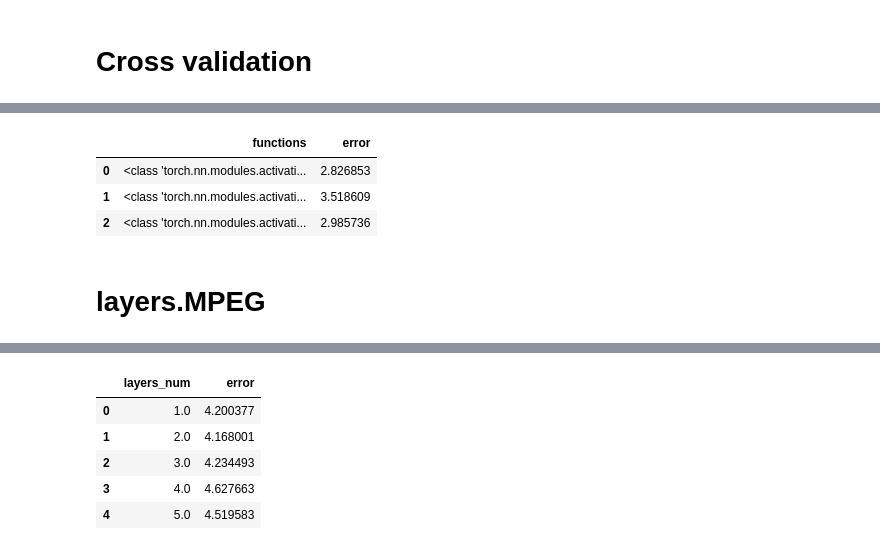
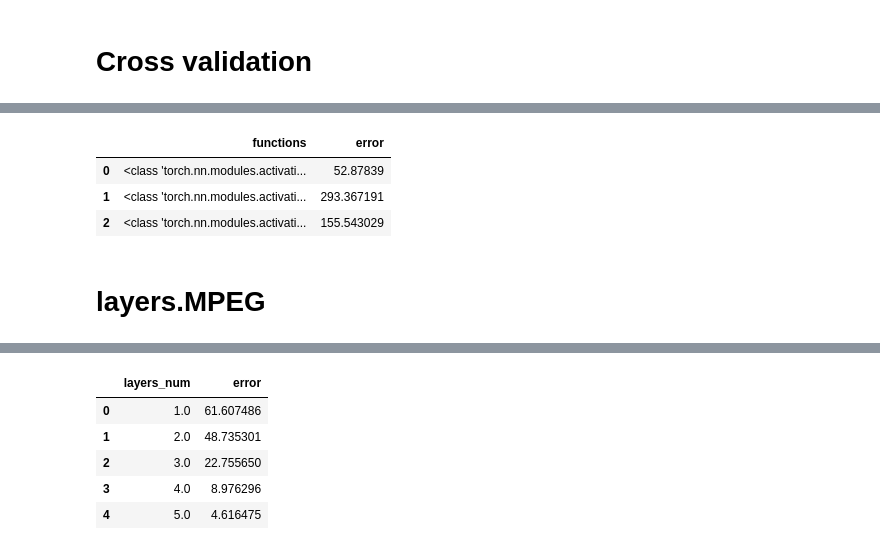
Before and after one commit to Alex1um/tmml, a Jupyter notebook: 5.ipynb, the cells around one changed output, grey strips where cells are left out. Cells and saved outputs as stored; diff of their text form; code cells hidden in the pictures.

```diff
--- a/5.ipynb
+++ b/5.ipynb
@@ -214,28 +239,28 @@ errors = [0] * len(models)
 x_train_sets =torch.tensor(train_data).split(len(x_train) // len(models))
 y_train_sets = torch.tensor((labels_train + 1) // 2).split(len(y_train) // len(models))
 for k in range(len(x_train_sets)):
-    x_train = torch.cat(x_train_sets[:k] + x_train_sets[k + 1:])
-    y_train = torch.cat(y_train_sets[:k] + y_train_sets[k + 1:])
-    x_test = x_train_sets[k]
-    y_test = y_train_sets[k]
-    for _ in range(30000):
-        for model, optim in zip(models, optims):
+    x_train_set = torch.cat(x_train_sets[:k] + x_train_sets[k + 1:])
+    y_train_set = torch.cat(y_train_sets[:k] + y_train_sets[k + 1:])
+    x_test_set = x_train_sets[k]
+    y_test_set = y_train_sets[k]
+    for i, (model, optim) in enumerate(zip(models, optims)):
+        model.load_state_dict(torch.load(f'model{i}.pth'))
+        for _ in range(3000):
             optim.zero_grad()
-            train = Variable(x_train.float(), requires_grad=True)
-            target = Variable(y_train.float(), requires_grad=False)
+            train = Variable(x_train_set.float(), requires_grad=True)
+            target = Variable(y_train_set.float(), requires_grad=False)
             out = model(train)
             loss = er_f(out.squeeze().clamp(0, 1), target)
             # loss = (out - target).mean()
             loss.backward()
             optim.step()
-    for i, model in enumerate(models):
-        errors[i] += er_f(model(x_test.float()).squeeze().clamp(0, 1), y_test.float()).detach().item()
+        errors[i] += er_f(model(x_test_set.float()).squeeze().clamp(0, 1), y_test_set.float()).detach().item()
 DataFrame(np.array([acts, errors]).T, columns=['functions', 'error'])
 # %% [output]
 |  | functions | error |
-| 0 | <class 'torch.nn.modules.activati... | 2.826853 |
-| 1 | <class 'torch.nn.modules.activati... | 3.518609 |
-| 2 | <class 'torch.nn.modules.activati... | 2.985736 |
+| 0 | <class 'torch.nn.modules.activati... | 52.87839 |
+| 1 | <class 'torch.nn.modules.activati... | 293.367191 |
+| 2 | <class 'torch.nn.modules.activati... | 155.543029 |
 # %% [markdown]
 # layers.MPEG
 # %%
@@ -254,7 +279,9 @@ models = tuple(nn.Sequential(
 ) for n in layers_num)
 # er_f = nn.HuberLoss()
 er_f = nn.BCELoss()
-optim = torch.optim.SGD(model.parameters(), lr=lr)
+optims = tuple(torch.optim.SGD(model.parameters(), lr=lr) for model in models)
+for i, model in enumerate(models):
+    torch.save(model.state_dict(), f'model{i}.pth')
 models
 # %% [output]
 (Sequential(
@@ -279,29 +306,29 @@ generate_points(1800, 0, .3, generate_spiral)
 # %%
 errors = [0] * len(models)
 x_train_sets =torch.tensor(train_data).split(len(x_train) // len(models))
 y_train_sets = torch.tensor((labels_train + 1) // 2).split(len(y_train) // len(models))
 for k in range(len(x_train_sets)):
-    x_train = torch.cat(x_train_sets[:k] + x_train_sets[k + 1:])
-    y_train = torch.cat(y_train_sets[:k] + y_train_sets[k + 1:])
-    x_test = x_train_sets[k]
-    y_test = y_train_sets[k]
-    for _ in range(30000):
-        for model, optim in zip(models, optims):
+    x_train_set = torch.cat(x_train_sets[:k] + x_train_sets[k + 1:])
+    y_train_set = torch.cat(y_train_sets[:k] + y_train_sets[k + 1:])
+    x_test_set = x_train_sets[k]
+    y_test_set = y_train_sets[k]
+    for i, (optim, model) in enumerate(zip(optims, models)):
+        model.load_state_dict(torch.load(f'model{i}.pth'))
+        for _ in range(5000):
             optim.zero_grad()
-            train = Variable(x_train.float(), requires_grad=True)
-            target = Variable(y_train.float(), requires_grad=False)
+            train = Variable(x_train_set.float(), requires_grad=True)
+            target = Variable(y_train_set.float(), requires_grad=False)
             out = model(train)
             loss = er_f(out.squeeze().clamp(0, 1), target)
             # loss = (out - target).mean()
             loss.backward()
             optim.step()
-    for i, model in enumerate(models):
-        errors[i] += er_f(model(x_test.float()).squeeze().clamp(0, 1), y_test.float()).detach().item()
+        errors[i] += er_f(model(x_test_set.float()).squeeze().clamp(0, 1), y_test_set.float()).detach().item()
 DataFrame(np.array([layers_num, errors]).T, columns=['layers_num', 'error'])
 # %% [output]
 |  | layers_num | error |
-| 0 | 1.0 | 4.200377 |
-| 1 | 2.0 | 4.168001 |
-| 2 | 3.0 | 4.234493 |
-| 3 | 4.0 | 4.627663 |
-| 4 | 5.0 | 4.519583 |
+| 0 | 1.0 | 61.607486 |
+| 1 | 2.0 | 48.735301 |
+| 2 | 3.0 | 22.755650 |
+| 3 | 4.0 | 8.976296 |
+| 4 | 5.0 | 4.616475 |
```
Also changed, not shown: parts of 7 cells of this notebook.
